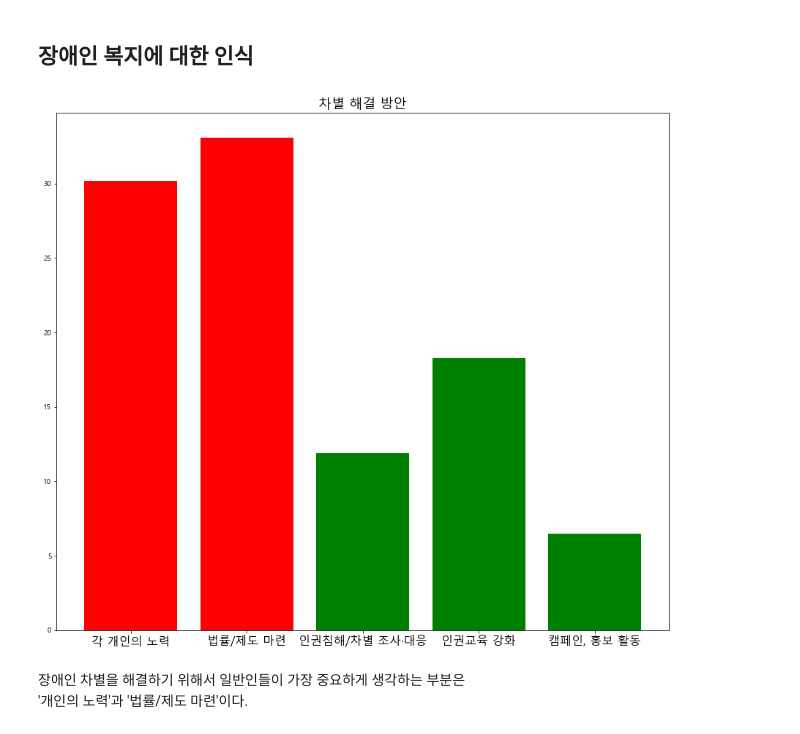
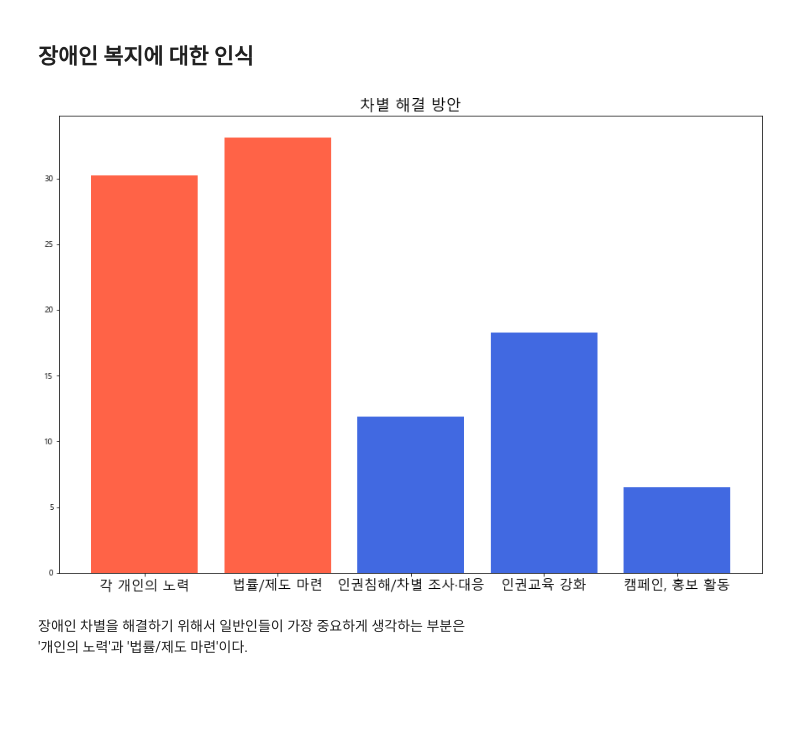
Before and after one commit to hune102377/Study, a Jupyter notebook: 06 SQL/teamproject/06 project.ipynb, the cells around one changed output. Saved outputs shown, nothing was run; the diff lists cells and outputs as text; code cells hidden in the pictures; blank space fills up the shorter version.

```diff
--- a/06 SQL/teamproject/06 project.ipynb
+++ b/06 SQL/teamproject/06 project.ipynb
@@ -18,6 +19,6 @@ font = font_manager.FontProperties(fname=font_path).get_name()
 rc('font', family=font)
 # %%
 conn = pymysql.connect(host='localhost', user='root', password='102377',
-db = 'project', charset='utf8')
+db = 'project6', charset='utf8')
 # %%
 cur = conn.cursor()
@@ -92,17 +96,17 @@ rows = cur.fetchone() # 모든 데이터를 가져옴
 df_03 = pd.DataFrame(rows[1:]).T
 df_03.columns = ['각 개인의 노력', '법률/제도 마련', '인권침해/차별 조사·대응', '인권교육 강화', '캠페인, 홍보 활동']
 # %%
-fig = plt.figure(figsize=(15,13)) ## 캔버스 생성
+fig = plt.figure(figsize=(15,10)) ## 캔버스 생성
 fig.set_facecolor('white') ## 캔버스 배경색을 하얀색으로 설정
 ax = fig.add_subplot() ## 프레임 생성
 
-plt.bar(df_03.columns, df_03.iloc[0], color = ['r','r','g','g','g'])
+plt.bar(df_03.columns, df_03.iloc[0], color = ['tomato','tomato','royalblue','royalblue','royalblue'])
 
 plt.title('차별 해결 방안', fontsize = 18)
 plt.xticks(fontsize= 16 )
 plt.show()
 # %% [output]
-[figure, old version]
+[figure, new version]
 # %% [markdown]
 장애인 차별을 해결하기 위해서 일반인들이 가장 중요하게 생각하는 부분은
 '개인의 노력'과 '법률/제도 마련'이다.
```
Also changed, not shown: parts of 27 cells of this notebook, 13 other files.
